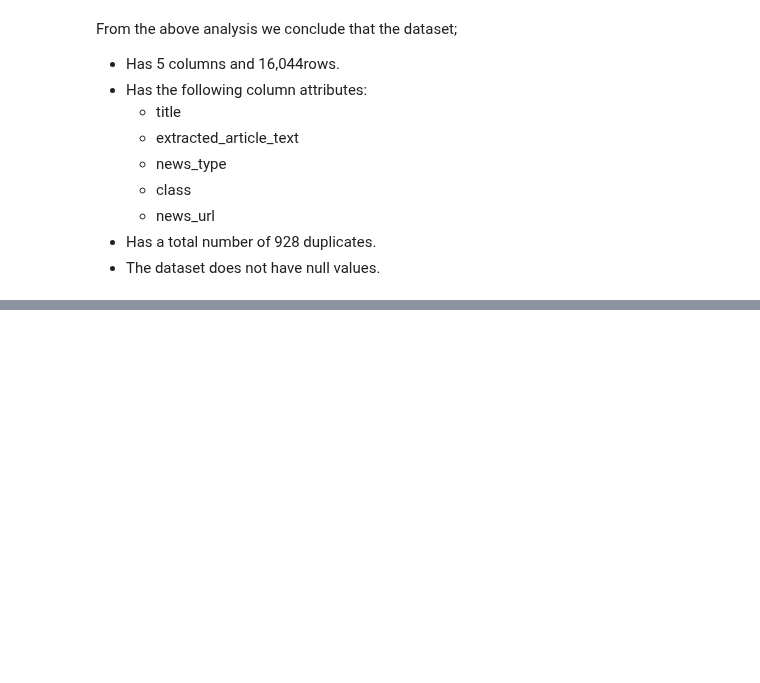
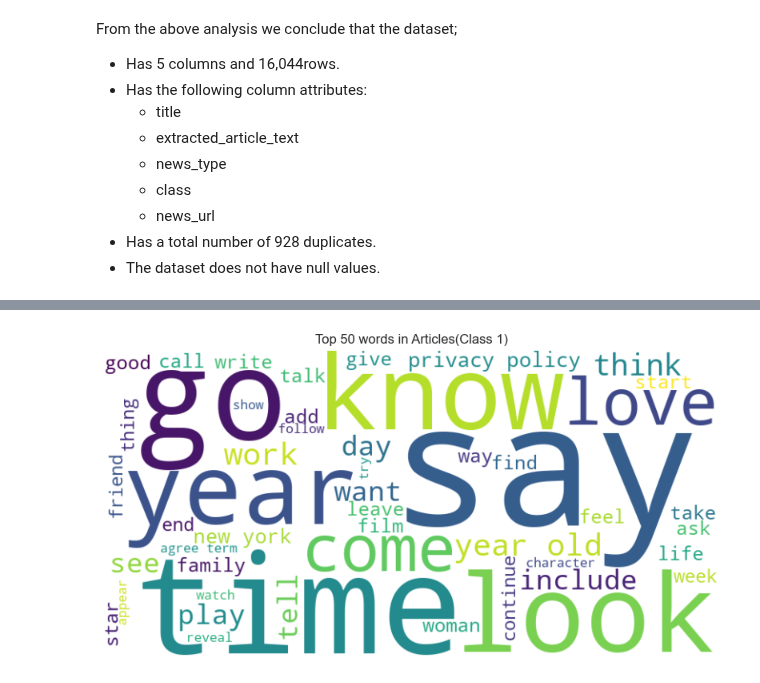
Before and after one commit to mwakad/Fake-News-Detection-, a Jupyter notebook: notebooks/marion.ipynb, the cells around one changed output, grey strips where cells are left out. Cells and saved outputs as stored; diff of their text form; code cells hidden in the pictures; blank space fills up the shorter version.

```diff
--- a/notebooks/marion.ipynb
+++ b/notebooks/marion.ipynb
@@ -451,0 +335,13 @@ plt.show()
+# %%
+import wordcloud
+class_0_df = df[df['class']==1]
+text = ' '.join(class_0_df['text'].dropna().astype(str))
+wordcloud = WordCloud(width=800,height=400,background_color='white',max_words=50).generate(text)
+plt.figure(figsize=(10,5))
+plt.imshow(wordcloud,interpolation='bilinear')
+plt.axis('off')
+plt.title('Top 50 words in Articles(Class 1)')
+plt.savefig('Top-50-words-for-class1-wordcloud-plot.png', dpi=300,bbox_inches='tight')
+plt.show()
+# %% [output]
+[figure, added]
```
Also changed, not shown: parts of 32 cells of this notebook.
